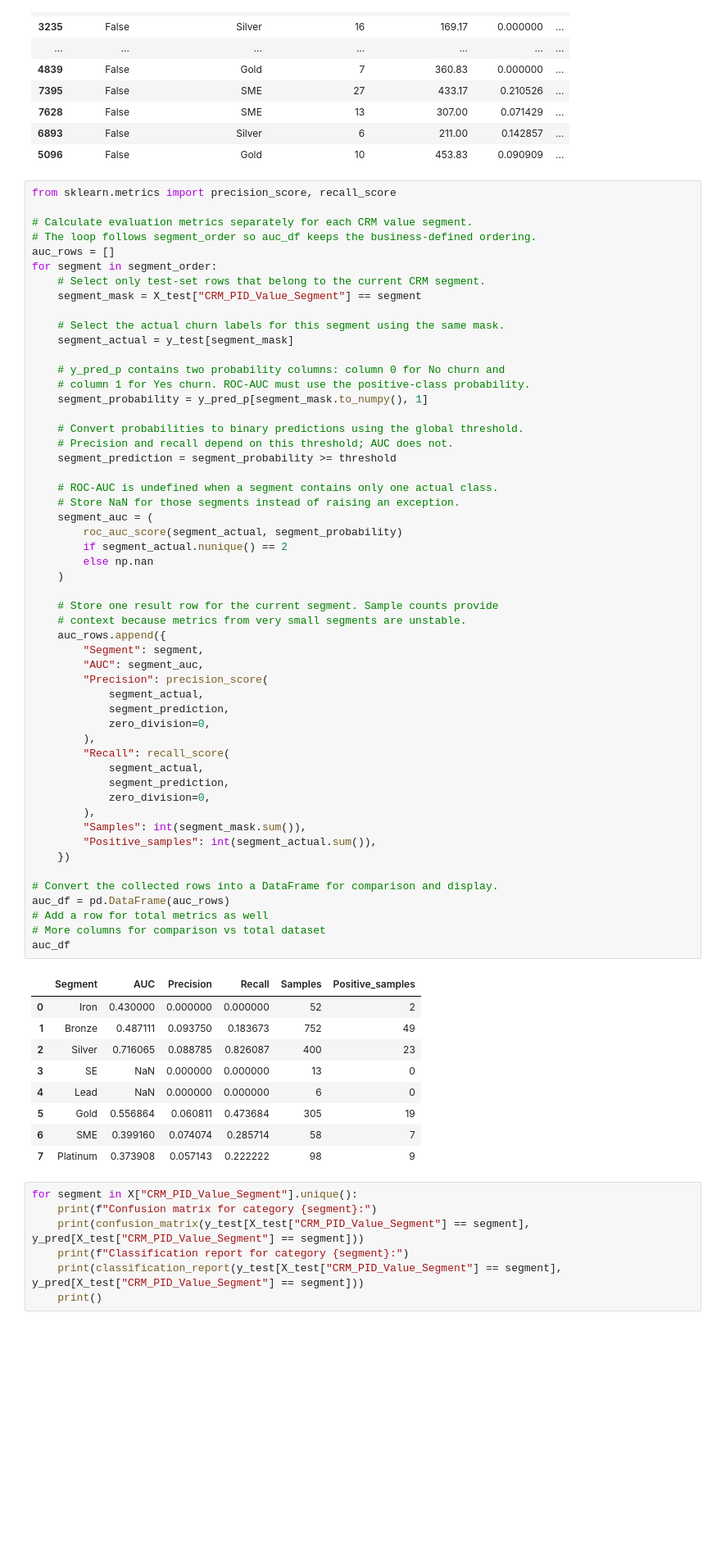
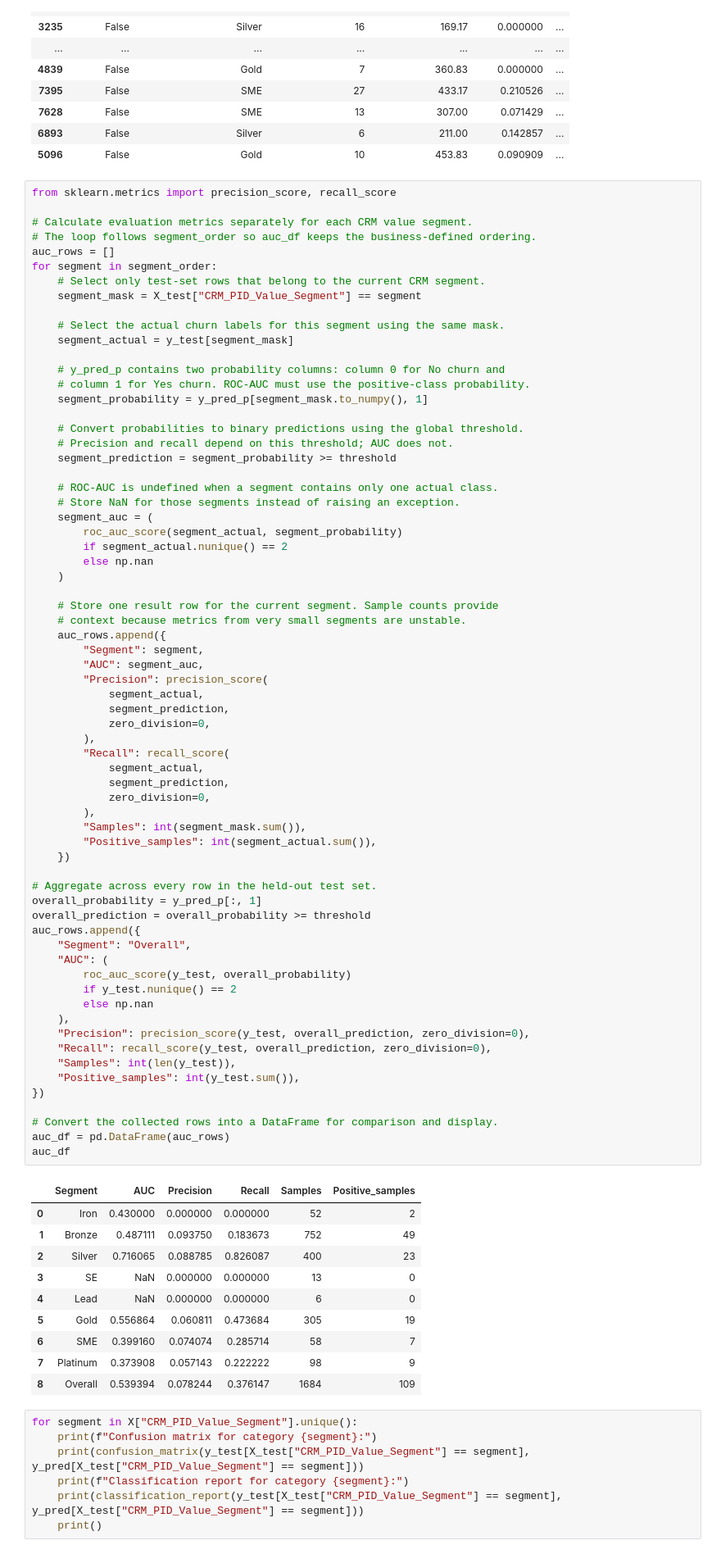
Before and after one commit to eode0004/FIT2082ResProj, a Jupyter notebook: ResProjModel.ipynb, the cells around one changed output. Shown at 82% size. Saved outputs shown, nothing was run; the diff lists cells and outputs as text; blank space fills up the shorter version.

```diff
--- a/ResProjModel.ipynb
+++ b/ResProjModel.ipynb
@@ -359,35 +360,50 @@ for segment in segment_order:
     auc_rows.append({
         "Segment": segment,
         "AUC": segment_auc,
         "Precision": precision_score(
             segment_actual,
             segment_prediction,
             zero_division=0,
         ),
         "Recall": recall_score(
             segment_actual,
             segment_prediction,
             zero_division=0,
         ),
         "Samples": int(segment_mask.sum()),
         "Positive_samples": int(segment_actual.sum()),
     })
 
+# Aggregate across every row in the held-out test set.
+overall_probability = y_pred_p[:, 1]
+overall_prediction = overall_probability >= threshold
+auc_rows.append({
+    "Segment": "Overall",
+    "AUC": (
+        roc_auc_score(y_test, overall_probability)
+        if y_test.nunique() == 2
+        else np.nan
+    ),
+    "Precision": precision_score(y_test, overall_prediction, zero_division=0),
+    "Recall": recall_score(y_test, overall_prediction, zero_division=0),
+    "Samples": int(len(y_test)),
+    "Positive_samples": int(y_test.sum()),
+})
+
 # Convert the collected rows into a DataFrame for comparison and display.
 auc_df = pd.DataFrame(auc_rows)
-# Add a row for total metrics as well
-# More columns for comparison vs total dataset
 auc_df
 # %% [output]
 |  | Segment | AUC | Precision | Recall | Samples | Positive_samples |
 | 0 | Iron | 0.430000 | 0.000000 | 0.000000 | 52 | 2 |
 | 1 | Bronze | 0.487111 | 0.093750 | 0.183673 | 752 | 49 |
 | 2 | Silver | 0.716065 | 0.088785 | 0.826087 | 400 | 23 |
 | 3 | SE | NaN | 0.000000 | 0.000000 | 13 | 0 |
 | 4 | Lead | NaN | 0.000000 | 0.000000 | 6 | 0 |
 | 5 | Gold | 0.556864 | 0.060811 | 0.473684 | 305 | 19 |
 | 6 | SME | 0.399160 | 0.074074 | 0.285714 | 58 | 7 |
 | 7 | Platinum | 0.373908 | 0.057143 | 0.222222 | 98 | 9 |
+| 8 | Overall | 0.539394 | 0.078244 | 0.376147 | 1684 | 109 |
 # %%
 for segment in X["CRM_PID_Value_Segment"].unique():
     print(f"Confusion matrix for category {segment}:")
```
Also changed, not shown: parts of 3 cells of this notebook, 7 other files.
